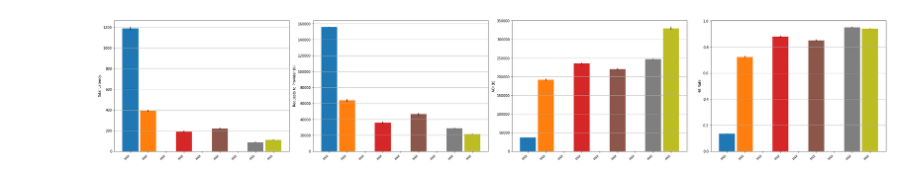
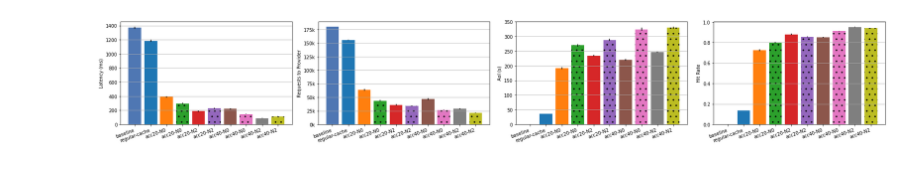
Before and after one commit to UniBO-PRISMLab/cache_simulator, a Jupyter notebook: experiments/scripts/generate-graphs.ipynb, the cells around one changed output. Saved outputs shown, nothing was run; the diff lists cells and outputs as text; code cells hidden in the pictures.

Commit message:
feat: finish visualization

```diff
--- a/experiments/scripts/generate-graphs.ipynb
+++ b/experiments/scripts/generate-graphs.ipynb
@@ -100,11 +98,11 @@ import numpy as np
 graphs = ['total_latency', 'number_of_requests_to_provider', 'aoi', 'hit_rate']
 neighbor_values = [0, 1, 2]
 
-data = pd.read_csv('out.csv')
+data = pd.read_csv('structured_metrics.csv')
 
 # Define the user types as categorical values
 user_types = ['mix', 'id', 'type', 'location']
-
+accuracies = [0, 20, 40]
 # Set the figure size
 fig, axes = plt.subplots(len(neighbor_values), len(graphs), figsize=(2.2 * len(graphs), 2.2 * len(neighbor_values)))
 
@@ -112,7 +110,6 @@ fig, axes = plt.subplots(len(neighbor_values), len(graphs), figsize=(2.2 * len(g
 for neighbor_index, neighbor in enumerate(neighbor_values):
     # Filter data for the current neighbor value
     filtered_data = data[(data['neighbor'] == neighbor) & (data['caching_mode'] != 'cooperative')]
-
     # Iterate over the graphs
     for graph_index, graph in enumerate(graphs):
         # Initialize empty lists for storing values and errors for each user type
@@ -170,8 +167,8 @@ for neighbor_index, neighbor in enumerate(neighbor_values):
             ax.set_yticklabels([f'{int(y/1000)}k' for y in ax.get_yticks()])
             title = "Num. of Requests"
         elif graph == 'aoi':
-            ax.set_ylabel('AoI (k)')
-            ax.set_yticklabels([f'{int(y/1000)}k' for y in ax.get_yticks()])
+            ax.set_ylabel('AoI (s)')
+            ax.set_yticklabels([f'{int(y/1000)}' for y in ax.get_yticks()])
             title = "AoI"
         elif graph == 'total_latency':
             ax.set_ylabel('Latency (ms)')
@@ -179,23 +176,24 @@ for neighbor_index, neighbor in enumerate(neighbor_values):
         else:
             ax.set_ylabel(graph.replace('_', ' ').title())
             tile = f'{graph.replace("_", " ").title()}'
-            title = "Hit Rate"
+            title = "Hit Rate (%)"
 
         ax.set_title(f'{title} (N={neighbor})')
         # ax.legend()
-        if (neighbor_index == len(neighbor_values)-1 and graph_index == len(graphs) - 1):
+        """  if (neighbor_index == len(neighbor_values)-1 and graph_index == len(graphs) - 1):
             handles, labels = ax.get_legend_handles_labels()
             fig.legend(handles, labels, loc='lower center', ncol=len(labels), bbox_to_anchor=(0.5, -0.05), frameon=False)
-
+        """
         # Add horizontal grid
         ax.yaxis.grid(True)
 
 # Adjust the spacing between subplots
 fig.tight_layout(rect=[0, 0, 1, 1])
 
-
+handles, labels = ax.get_legend_handles_labels()
+fig.legend(handles, labels, loc='lower center', ncol=len(labels), bbox_to_anchor=(0.5, -0.05), frameon=False)
 # Show the plot
-plt.savefig('overall.pdf', format='pdf')
+plt.savefig('user_types.pdf', format='pdf',  bbox_inches='tight')
 
 plt.show()
 # %% [output]
@@ -205,27 +308,39 @@ import pandas as pd
 import matplotlib.pyplot as plt
 import numpy as np
 
-data = pd.read_csv('out.csv')
+data = pd.read_csv('structured_metrics.csv')
 
 # Define the graphs and labels
 graphs = ['total_latency', 'number_of_requests_to_provider', 'aoi', 'hit_rate']
-labels = ['accuracy-0-N0-standard-cache-mode-mix', 'accuracy-20.0-N0-standard-cache-mode-mix',
+labels = ['baseline', 'accuracy-0-N0-standard-cache-mode-mix', 'accuracy-20.0-N0-standard-cache-mode-mix',
           'accuracy-20.0-N0-cooperative-cache-mode-mix', 'accuracy-20.0-N2-standard-cache-mode-mix',
           'accuracy-20.0-N2-cooperative-cache-mode-mix', 'accuracy-40.0-N0-standard-cache-mode-mix',
           'accuracy-40.0-N0-cooperative-cache-mode-mix', 'accuracy-40.0-N2-standard-cache-mode-mix',
           'accuracy-40.0-N2-cooperative-cache-mode-mix']
+x_labels = ['baseline', 'regular-cache', 'acc20-N0',
+          'acc20-N0', 'acc20-N2',
+          'acc20-N2', 'acc40-N0',
+          'acc40-N0', 'acc40-N2',
+          'acc40-N2']
 
 # Set the figure size
-fig, axes = plt.subplots(1, len(graphs), figsize=(8 * len(graphs), 6))
+fig, axes = plt.subplots(1, len(graphs), figsize=(6 * len(graphs), 4))
 
 # Define the colors for each bar
-colors = ['#1f77b4', '#ff7f0e', '#2ca02c', '#d62728', '#9467bd', '#8c564b', '#e377c2', '#7f7f7f', '#bcbd22']
+colors = ['#4f77b3', '#1f77b4', '#ff7f0e', '#2ca02c', '#d62728', '#9467bd', '#8c564b', '#e377c2', '#7f7f7f', '#bcbd22']
+
+# Define the hash pattern
+hash_pattern = [6, 3]
 
 # Iterate over the graphs
 for graph_index, graph in enumerate(graphs):
     # Initialize empty lists for storing values and errors for each label
     values = []
     errors = []
+    accuracies = []
+
+    # Initialize empty list for storing fill patterns
+    fill_patterns = []
 
     # Iterate over the labels
     for label in labels:
@@ -236,52 +351,74 @@ for graph_index, graph in enumerate(graphs):
             # Get the mean and error for the current graph and label
             mean = label_data[f'{graph}_mean'].values[0]
             error = label_data[f'{graph}_calculate_margin_error'].values[0]
+            accuracy = label_data['accuracy'].values[0]
+
+            caching_mode = label_data['caching_mode'].values[0]
         else:
             # If data is not available, assign 0 for mean and error
             mean = 0
             error = 0
+            accuracy = 0
+            caching_mode = ''
+
         # Append values and errors to the respective lists
         values.append(mean)
         errors.append(error)
+        accuracies.append(accuracy)
 
-    # Set the x-axis positions
+        # Add fill pattern based on caching mode
+        if 'cooperative' in caching_mode:
+            fill_patterns.append('.')
+        else:
+            fill_patterns.append('')
+
+    # Set the x-axis positions based on accuracies
     x_positions = np.arange(len(labels))
+    # Sort the positions based on accuracies
+    sorted_positions = [x for _, x in sorted(zip(accuracies, x_positions))]
     # Set the width of each bar
     bar_width = 8 / len(labels)
 
     # Create a subplot for the current graph
     ax = axes[graph_index]
 
-    # Sort the labels based on the accuracy level
-    sorted_values = [values[i] for i in np.argsort([label.split('-')[1] for label in labels])]
-    sorted_errors = [errors[i] for i in np.argsort([label.split('-')[1] for label in labels])]
-    sorted_labels = [labels[i].split('-')[-1] for i in np.argsort([label.split('-')[1] for label in labels])]
+    # Plot the bar chart with fill patterns
+    bars = ax.bar(sorted_positions, values, width=bar_width, yerr=errors, align='center', color=colors)
 
-    # Plot the bar chart
-    ax.bar(x_positions, sorted_values, width=bar_width, yerr=sorted_errors, align='center', color=colors)
+    # Set the fill patterns for the bars
+    for i, pattern in enumerate(fill_patterns):
+        bars[i].set(hatch=pattern)
 
     # Set the x-axis tick positions and labels
-    ax.set_xticks(x_positions)
-    ax.set_xticklabels(sorted_labels, rotation=45, ha='right')
+    ax.set_xticks(sorted_positions)
+    ax.set_xticklabels([x_label for x_label in x_labels], rotation=20, ha='right')
 
     # Set the y-axis label
     if graph == 'number_of_requests_to_provider':
-        ax.set_ylabel('Requests to Provider (k)')
+        ax.set_ylabel('Requests to Provider')
+        ax.set_yticklabels([f'{int(y/1000)}k' for y in ax.get_yticks()])
+        title = "Num. of Requests"
     elif graph == 'aoi':
-        ax.set_ylabel('AOI (k)')
+        ax.set_ylabel('AoI (s)')
+        ax.set_yticklabels([f'{int(y/1000)}' for y in ax.get_yticks()])
+        title = "AoI"
+    elif graph == 'total_latency':
+        ax.set_ylabel('Latency (ms)')
+        title = "Latency"
     else:
         ax.set_ylabel(graph.replace('_', ' ').title())
+        title = "Hit Rate (%)"
 
     # Add a horizontal grid
     ax.yaxis.grid(True)
 
 # Adjust the spacing between subplots
 plt.tight_layout()
 
 # Save the plot as PDF
-plt.savefig('graphs.pdf', format='pdf')
+plt.savefig('overall.pdf', format='pdf')
 
 # Show the plot
 plt.show()
 # %% [output]
-[figure, old version]
+[figure, new version]
```
Also changed, not shown: parts of 3 cells of this notebook, 7 other files.
